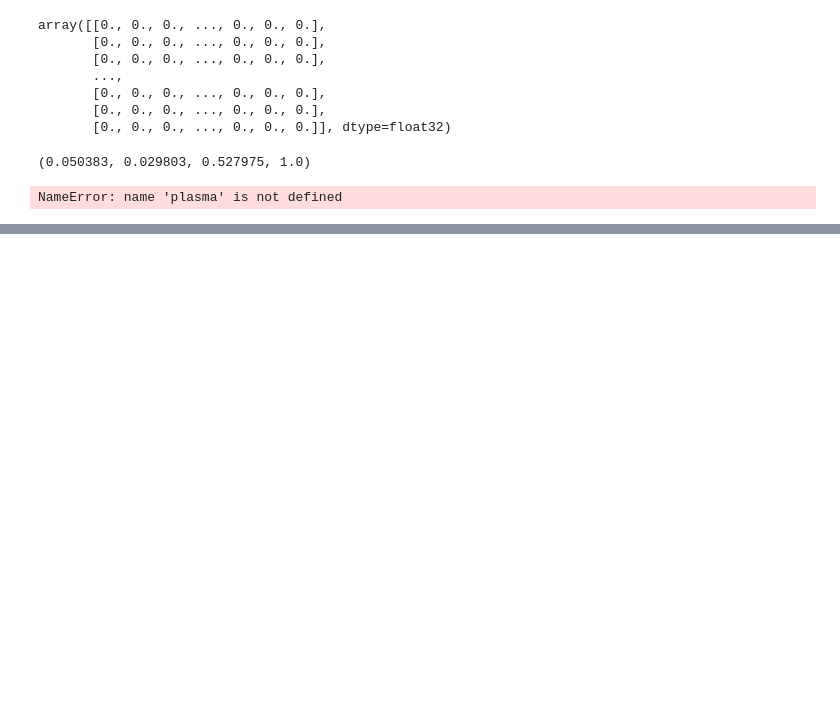
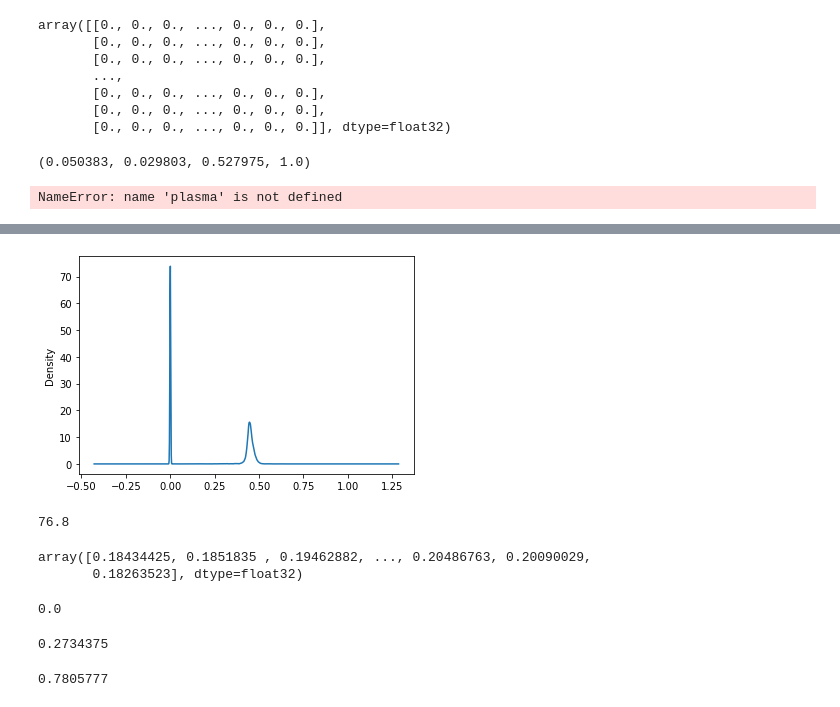
Before and after one commit to IExistSometimes/TIFF-An-y, a Jupyter notebook: Untitled.ipynb, the cells around one changed output, grey strips where cells are left out. Saved outputs shown, nothing was run; the diff lists cells and outputs as text; code cells hidden in the pictures; blank space fills up the shorter version.

```diff
--- a/Untitled.ipynb
+++ b/Untitled.ipynb
@@ -155,0 +197,28 @@ NameError: name 'plasma' is not defined
+# %%
+unmodified = plt.imread('C:/Users/rwfbl/Stitched_crystals/Long_wavelength_removed/John5_geo_levelled.png')
+# %%
+series = pd.Series(unmodified.flatten()[::10000])
+ax = series.plot.kde(bw_method = 0.01)
+# %% [output]
+[figure, added]
+# %%
+0.3*256
+# %% [output]
+76.8
+# %%
+unmodified[unmodified>0]
+# %% [output]
+array([0.18434425, 0.1851835 , 0.19462882, ..., 0.20486763, 0.20090029,
+       0.18263523], dtype=float32)
+# %%
+np.min(unmodified)
+# %% [output]
+0.0
+# %%
+70/256
+# %% [output]
+0.2734375
+# %%
+np.max(image)
+# %% [output]
+0.7805777
```
Also changed, not shown: parts of 9 cells of this notebook, 3 other files.
